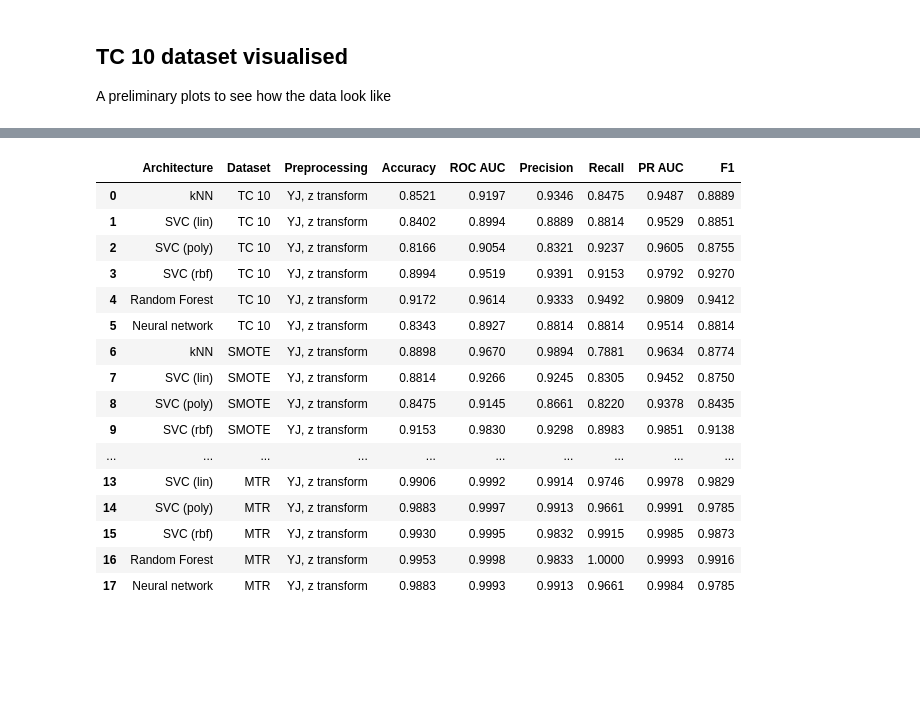
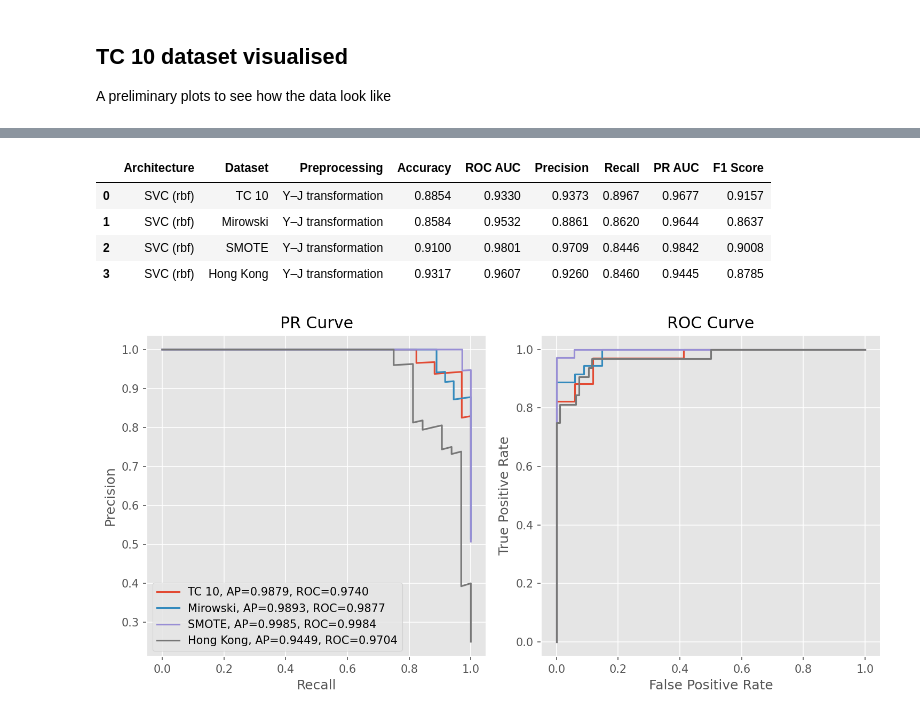
Before and after one commit to philippchan/DGA, a Jupyter notebook: main.ipynb, the cells around one changed output, grey strips where cells are left out. Saved outputs shown, nothing was run; the diff lists cells and outputs as text; code cells hidden in the pictures; blank space fills up the shorter version.

```diff
--- a/main.ipynb
+++ b/main.ipynb
@@ -613,20 +313,55 @@ for dataset_name, y_true in datasets.items():
-# %%
-display(pd.DataFrame(results_list))
-# %% [output]
-|  | Architecture | Dataset | Preprocessing | Accuracy | ROC AUC | Precision | Recall | PR AUC | F1 |
-| 0 | kNN | TC 10 | YJ, z transform | 0.8521 | 0.9197 | 0.9346 | 0.8475 | 0.9487 | 0.8889 |
-| 1 | SVC (lin) | TC 10 | YJ, z transform | 0.8402 | 0.8994 | 0.8889 | 0.8814 | 0.9529 | 0.8851 |
-| 2 | SVC (poly) | TC 10 | YJ, z transform | 0.8166 | 0.9054 | 0.8321 | 0.9237 | 0.9605 | 0.8755 |
-| 3 | SVC (rbf) | TC 10 | YJ, z transform | 0.8994 | 0.9519 | 0.9391 | 0.9153 | 0.9792 | 0.9270 |
-| 4 | Random Forest | TC 10 | YJ, z transform | 0.9172 | 0.9614 | 0.9333 | 0.9492 | 0.9809 | 0.9412 |
-| 5 | Neural network | TC 10 | YJ, z transform | 0.8343 | 0.8927 | 0.8814 | 0.8814 | 0.9514 | 0.8814 |
-| 6 | kNN | SMOTE | YJ, z transform | 0.8898 | 0.9670 | 0.9894 | 0.7881 | 0.9634 | 0.8774 |
-| 7 | SVC (lin) | SMOTE | YJ, z transform | 0.8814 | 0.9266 | 0.9245 | 0.8305 | 0.9452 | 0.8750 |
-| 8 | SVC (poly) | SMOTE | YJ, z transform | 0.8475 | 0.9145 | 0.8661 | 0.8220 | 0.9378 | 0.8435 |
-| 9 | SVC (rbf) | SMOTE | YJ, z transform | 0.9153 | 0.9830 | 0.9298 | 0.8983 | 0.9851 | 0.9138 |
-| ... | ... | ... | ... | ... | ... | ... | ... | ... | ... |
-| 13 | SVC (lin) | MTR | YJ, z transform | 0.9906 | 0.9992 | 0.9914 | 0.9746 | 0.9978 | 0.9829 |
-| 14 | SVC (poly) | MTR | YJ, z transform | 0.9883 | 0.9997 | 0.9913 | 0.9661 | 0.9991 | 0.9785 |
-| 15 | SVC (rbf) | MTR | YJ, z transform | 0.9930 | 0.9995 | 0.9832 | 0.9915 | 0.9985 | 0.9873 |
-| 16 | Random Forest | MTR | YJ, z transform | 0.9953 | 0.9998 | 0.9833 | 1.0000 | 0.9993 | 0.9916 |
-| 17 | Neural network | MTR | YJ, z transform | 0.9883 | 0.9993 | 0.9913 | 0.9661 | 0.9984 | 0.9785 |
+# %%
+pipeline_svc_rbf = Pipeline([
+    ('yj_transform', PowerTransformer()),
+    ('svc', SVC(kernel='rbf', probability=True, random_state=41))
+])
+
+checkpoints = [
+    {
+        'data': tc10_data,
+        'labels': tc10_labels,
+        'architecture': 'SVC (rbf)',
+        'dataset': 'TC 10',
+        'prepocessing': 'Y–J transformation',
+        'pipeline': pipeline_svc_rbf,
+        'legend': 'TC 10'
+    },
+    {
+        'data': mirowski_data,
+        'labels': mirowski_labels,
+        'architecture': 'SVC (rbf)',
+        'dataset': 'Mirowski',
+        'prepocessing': 'Y–J transformation',
+        'pipeline': pipeline_svc_rbf,
+        'legend': 'Mirowski'
+    },
+    {
+        'data': smote_data,
+        'labels': smote_labels,
+        'architecture': 'SVC (rbf)',
+        'dataset': 'SMOTE',
+        'prepocessing': 'Y–J transformation',
+        'pipeline': pipeline_svc_rbf,
+        'legend': 'SMOTE'
+    },
+    {
+        'data': hk_data,
+        'labels': hk_labels,
+        'architecture': 'SVC (rbf)',
+        'dataset': 'Hong Kong',
+        'prepocessing': 'Y–J transformation',
+        'pipeline': pipeline_svc_rbf,
+        'legend': 'Hong Kong'
+    }
+]
+
+results_list = DGA_modelling(checkpoints)
+display(pd.DataFrame(results_list))
+Plot_PR_ROC(checkpoints)
+# %% [output]
+|  | Architecture | Dataset | Preprocessing | Accuracy | ROC AUC | Precision | Recall | PR AUC | F1 Score |
+| 0 | SVC (rbf) | TC 10 | Y–J transformation | 0.8854 | 0.9330 | 0.9373 | 0.8967 | 0.9677 | 0.9157 |
+| 1 | SVC (rbf) | Mirowski | Y–J transformation | 0.8584 | 0.9532 | 0.8861 | 0.8620 | 0.9644 | 0.8637 |
+| 2 | SVC (rbf) | SMOTE | Y–J transformation | 0.9100 | 0.9801 | 0.9709 | 0.8446 | 0.9842 | 0.9008 |
+| 3 | SVC (rbf) | Hong Kong | Y–J transformation | 0.9317 | 0.9607 | 0.9260 | 0.8460 | 0.9445 | 0.8785 |
+[figure, added]
```
Also changed, not shown: parts of 38 cells of this notebook.
